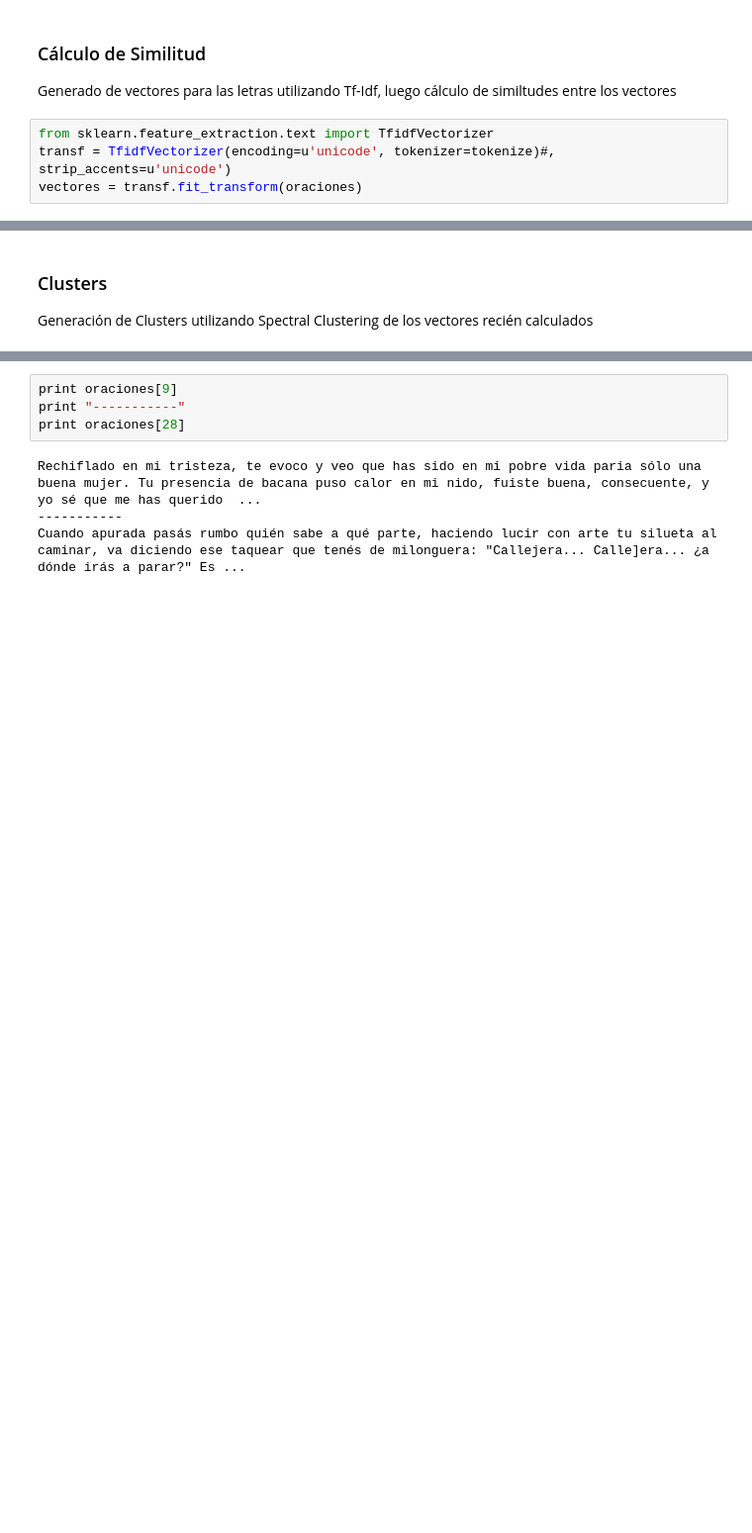
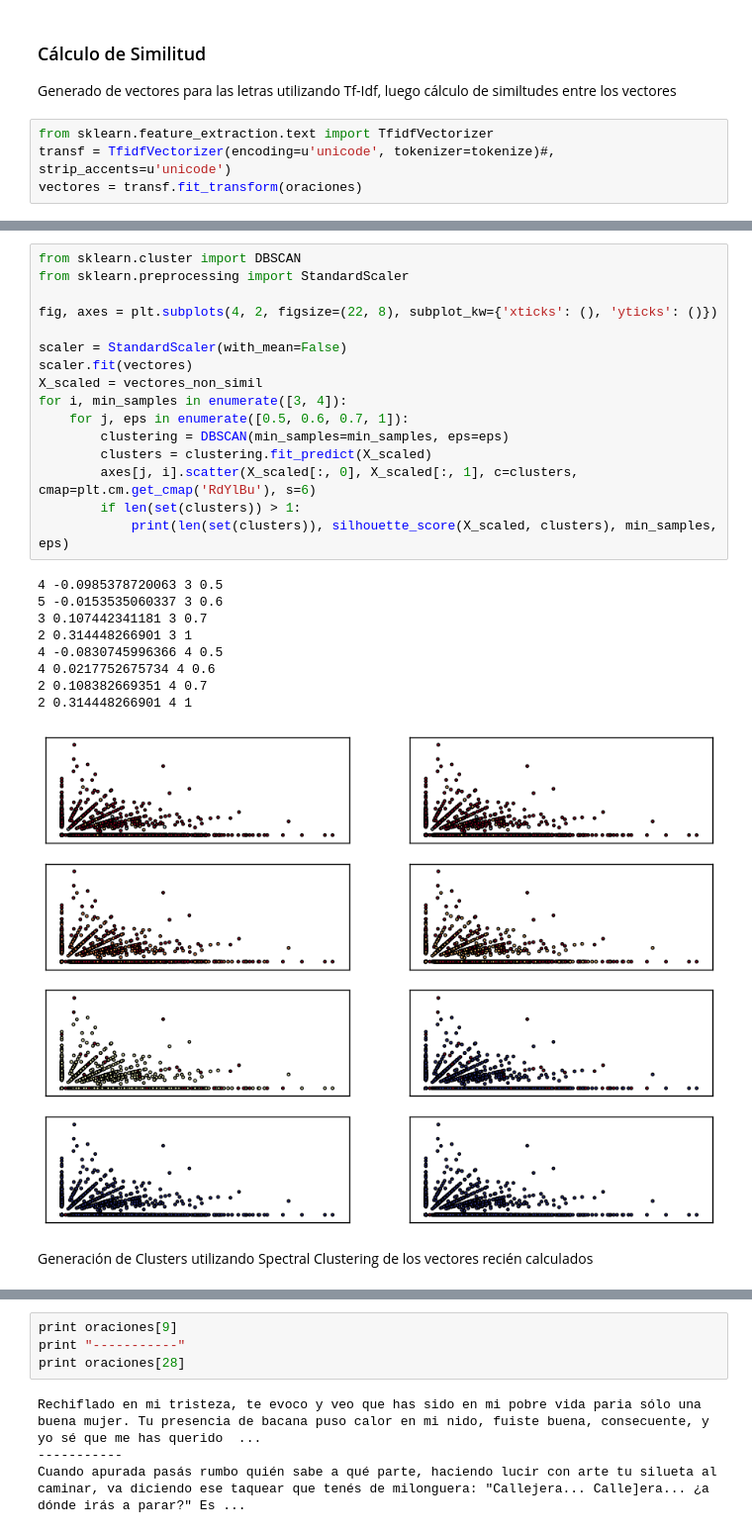
Before and after one commit to andrebola/tango-data, a Jupyter notebook: lyrics_similarity.ipynb, the cells around one changed output, grey strips where cells are left out. Shown at 99% size. Cells and saved outputs as stored; diff of their text form; blank space fills up the shorter version.

```diff
--- a/lyrics_similarity.ipynb
+++ b/lyrics_similarity.ipynb
@@ -147,6 +225,30 @@ imprimir_similares(vectores, v.argmax(axis=0), similitud)
+# %%
+from sklearn.cluster import DBSCAN
+from sklearn.preprocessing import StandardScaler
+
+fig, axes = plt.subplots(4, 2, figsize=(22, 8), subplot_kw={'xticks': (), 'yticks': ()})
+
+scaler = StandardScaler(with_mean=False)
+scaler.fit(vectores)
+X_scaled = vectores_non_simil
+for i, min_samples in enumerate([3, 4]):
+    for j, eps in enumerate([0.5, 0.6, 0.7, 1]):
+        clustering = DBSCAN(min_samples=min_samples, eps=eps)
+        clusters = clustering.fit_predict(X_scaled)
+        axes[j, i].scatter(X_scaled[:, 0], X_scaled[:, 1], c=clusters, cmap=plt.cm.get_cmap('RdYlBu'), s=6)
+        if len(set(clusters)) > 1:
+            print(len(set(clusters)), silhouette_score(X_scaled, clusters), min_samples, eps)
+# %% [output]
+4 -0.0985378720063 3 0.5
+5 -0.0153535060337 3 0.6
+3 0.107442341181 3 0.7
+2 0.314448266901 3 1
+4 -0.0830745996366 4 0.5
+4 0.0217752675734 4 0.6
+2 0.108382669351 4 0.7
+2 0.314448266901 4 1
+[figure, added]
 # %% [markdown]
-### Clusters
-
 Generación de Clusters utilizando Spectral Clustering de los vectores recién calculados
 # %%
 from sklearn.cluster import SpectralClustering
```
Also changed, not shown: parts of 20 cells of this notebook, 8 other files.
